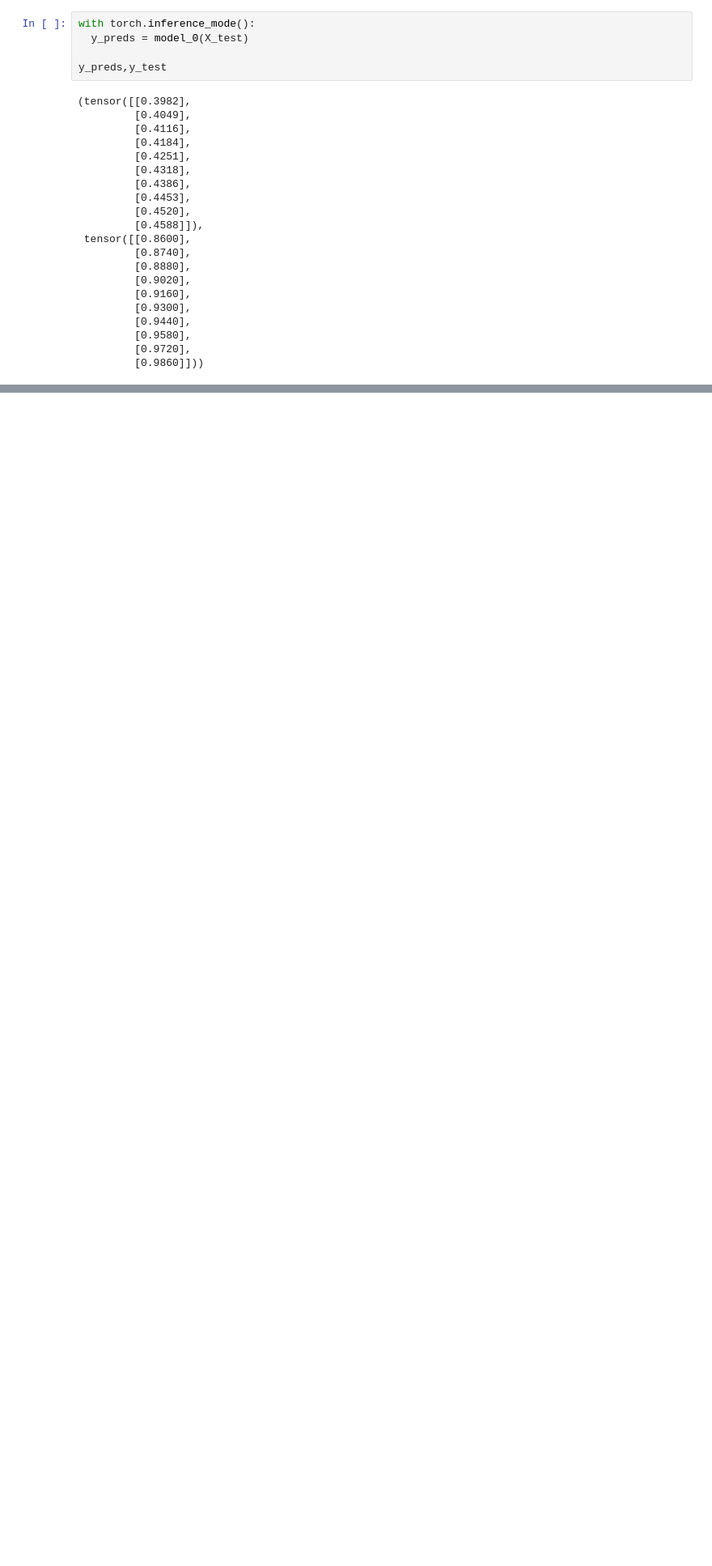
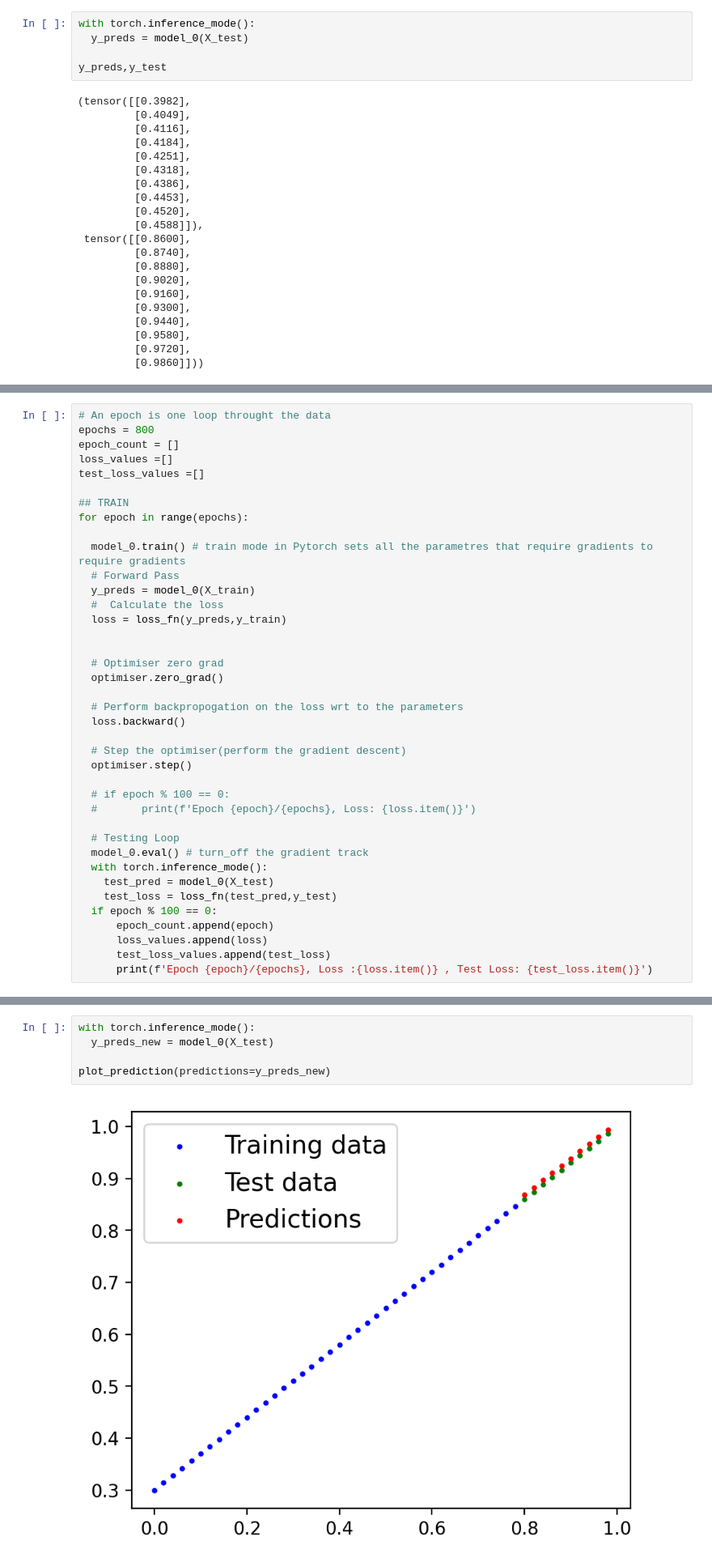
Before and after one commit to Hit07/ML-DL-Torch, a Jupyter notebook: Pytorch_Workflow.ipynb, the cells around one changed output, grey strips where cells are left out. Shown: that part at 81% size. Drawn from its saved outputs; the diff is of its cells as text; blank space fills up the shorter version.

```diff
--- a/Pytorch_Workflow.ipynb
+++ b/Pytorch_Workflow.ipynb
@@ -171,0 +201,39 @@ Move from some unknown parameters to some known parameters
+# %%
+# An epoch is one loop throught the data
+epochs = 800
+epoch_count = []
+loss_values =[]
+test_loss_values =[]
+
+## TRAIN
+for epoch in range(epochs):
+
+  model_0.train() # train mode in Pytorch sets all the parametres that require gradients to require gradients
+  # Forward Pass
+  y_preds = model_0(X_train)
+  #  Calculate the loss
+  loss = loss_fn(y_preds,y_train)
+
+
+  # Optimiser zero grad
+  optimiser.zero_grad()
+
+  # Perform backpropogation on the loss wrt to the parameters
+  loss.backward()
+
+  # Step the optimiser(perform the gradient descent)
+  optimiser.step()
+
+  # if epoch % 100 == 0:
+  #       print(f'Epoch {epoch}/{epochs}, Loss: {loss.item()}')
+
+  # Testing Loop
+  model_0.eval() # turn_off the gradient track
+  with torch.inference_mode():
+    test_pred = model_0(X_test)
+    test_loss = loss_fn(test_pred,y_test)
+  if epoch % 100 == 0:
+      epoch_count.append(epoch)
+      loss_values.append(loss)
+      test_loss_values.append(test_loss)
+      print(f'Epoch {epoch}/{epochs}, Loss :{loss.item()} , Test Loss: {test_loss.item()}')
@@ -171,0 +264,7 @@ Move from some unknown parameters to some known parameters
+# %%
+with torch.inference_mode():
+  y_preds_new = model_0(X_test)
+
+plot_prediction(predictions=y_preds_new)
+# %% [output]
+[figure, added]
```
Also changed, not shown: parts of 13 cells of this notebook.
